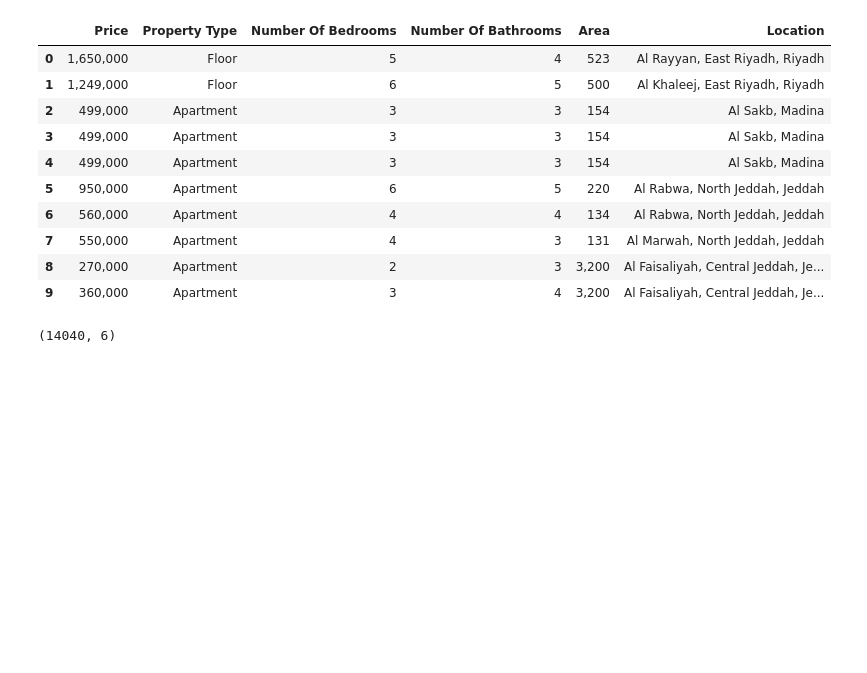
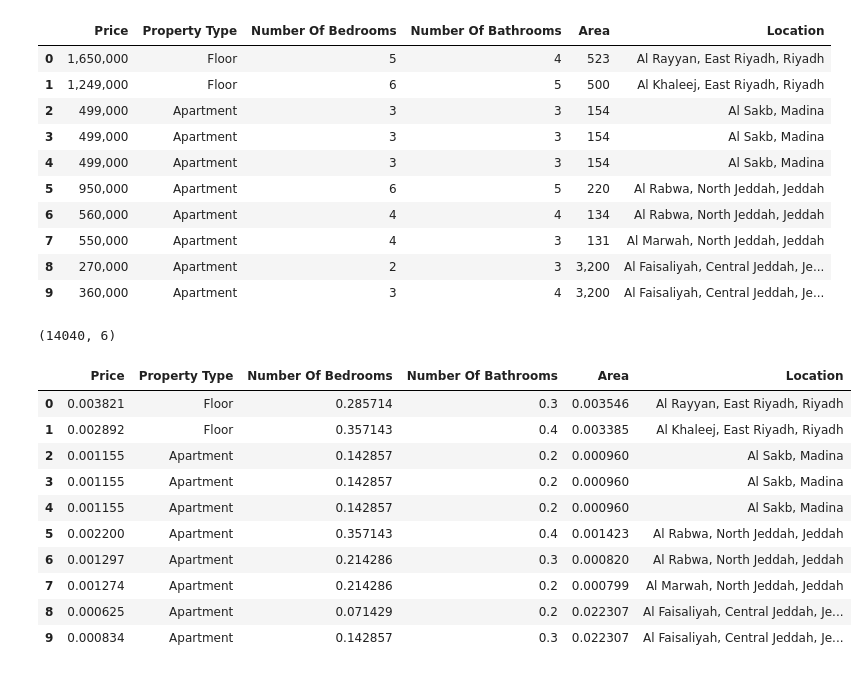
Before and after one commit to SalmanAlsayab/house-Prices-in-KSA, a Jupyter notebook: data_preprocessing.ipynb, the cells around one changed output. Saved outputs shown, nothing was run; the diff lists cells and outputs as text; code cells hidden in the pictures; blank space fills up the shorter version.

```diff
--- a/data_preprocessing.ipynb
+++ b/data_preprocessing.ipynb
@@ -82,3 +82,17 @@ df2['Price'] =pd.DataFrame(scaler.fit_transform(df2['Price'].to_numpy().reshape(
 df2.shape
 # %% [output]
 (14040, 6)
+# %%
+df2.head(10)
+# %% [output]
+|  | Price | Property Type | Number Of Bedrooms | Number Of Bathrooms | Area | Location |
+| 0 | 0.003821 | Floor | 0.285714 | 0.3 | 0.003546 | Al Rayyan, East Riyadh, Riyadh |
+| 1 | 0.002892 | Floor | 0.357143 | 0.4 | 0.003385 | Al Khaleej, East Riyadh, Riyadh |
+| 2 | 0.001155 | Apartment | 0.142857 | 0.2 | 0.000960 | Al Sakb, Madina |
+| 3 | 0.001155 | Apartment | 0.142857 | 0.2 | 0.000960 | Al Sakb, Madina |
+| 4 | 0.001155 | Apartment | 0.142857 | 0.2 | 0.000960 | Al Sakb, Madina |
+| 5 | 0.002200 | Apartment | 0.357143 | 0.4 | 0.001423 | Al Rabwa, North Jeddah, Jeddah |
+| 6 | 0.001297 | Apartment | 0.214286 | 0.3 | 0.000820 | Al Rabwa, North Jeddah, Jeddah |
+| 7 | 0.001274 | Apartment | 0.214286 | 0.2 | 0.000799 | Al Marwah, North Jeddah, Jeddah |
+| 8 | 0.000625 | Apartment | 0.071429 | 0.2 | 0.022307 | Al Faisaliyah, Central Jeddah, Je... |
+| 9 | 0.000834 | Apartment | 0.142857 | 0.3 | 0.022307 | Al Faisaliyah, Central Jeddah, Je... |
```
Also changed, not shown: parts of 14 cells of this notebook.
